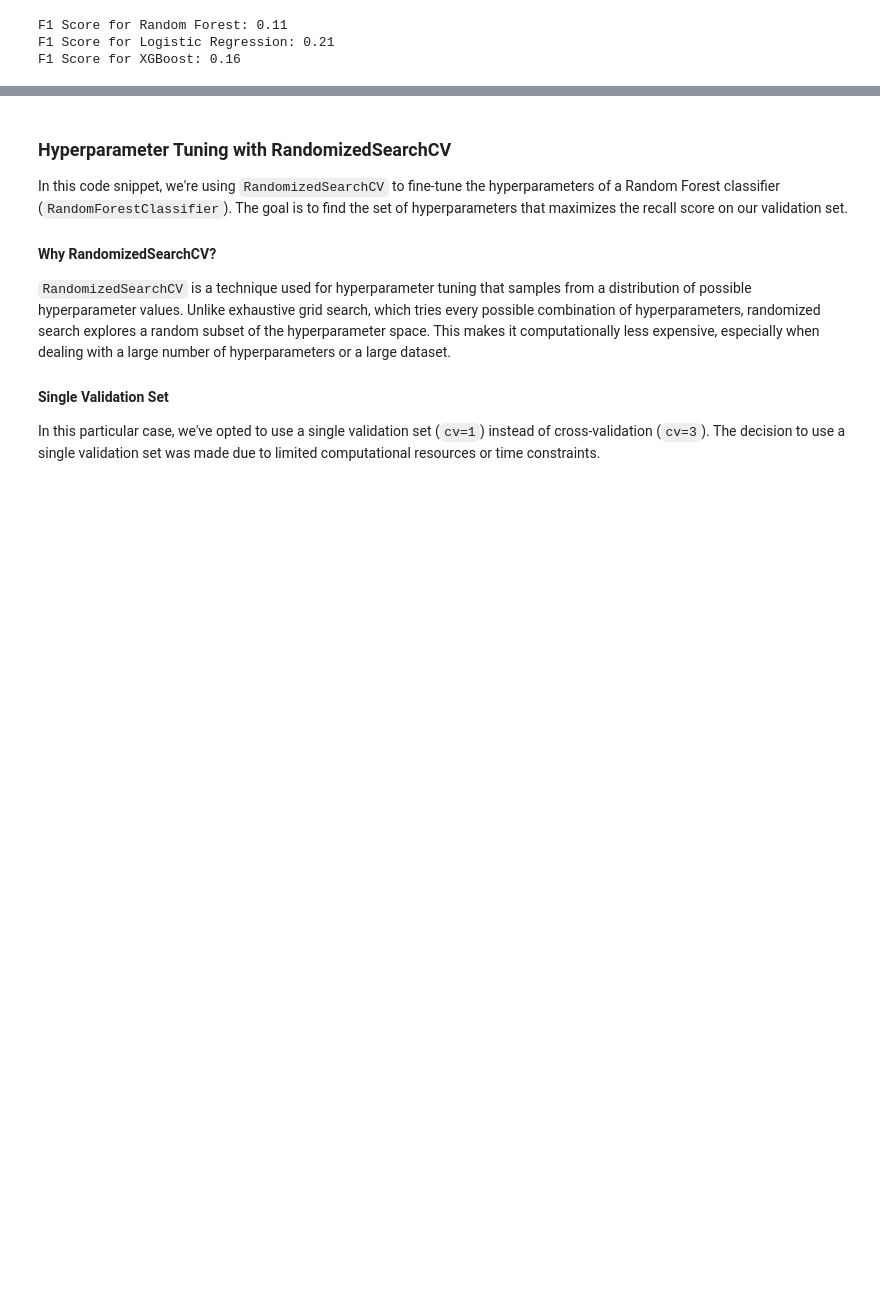
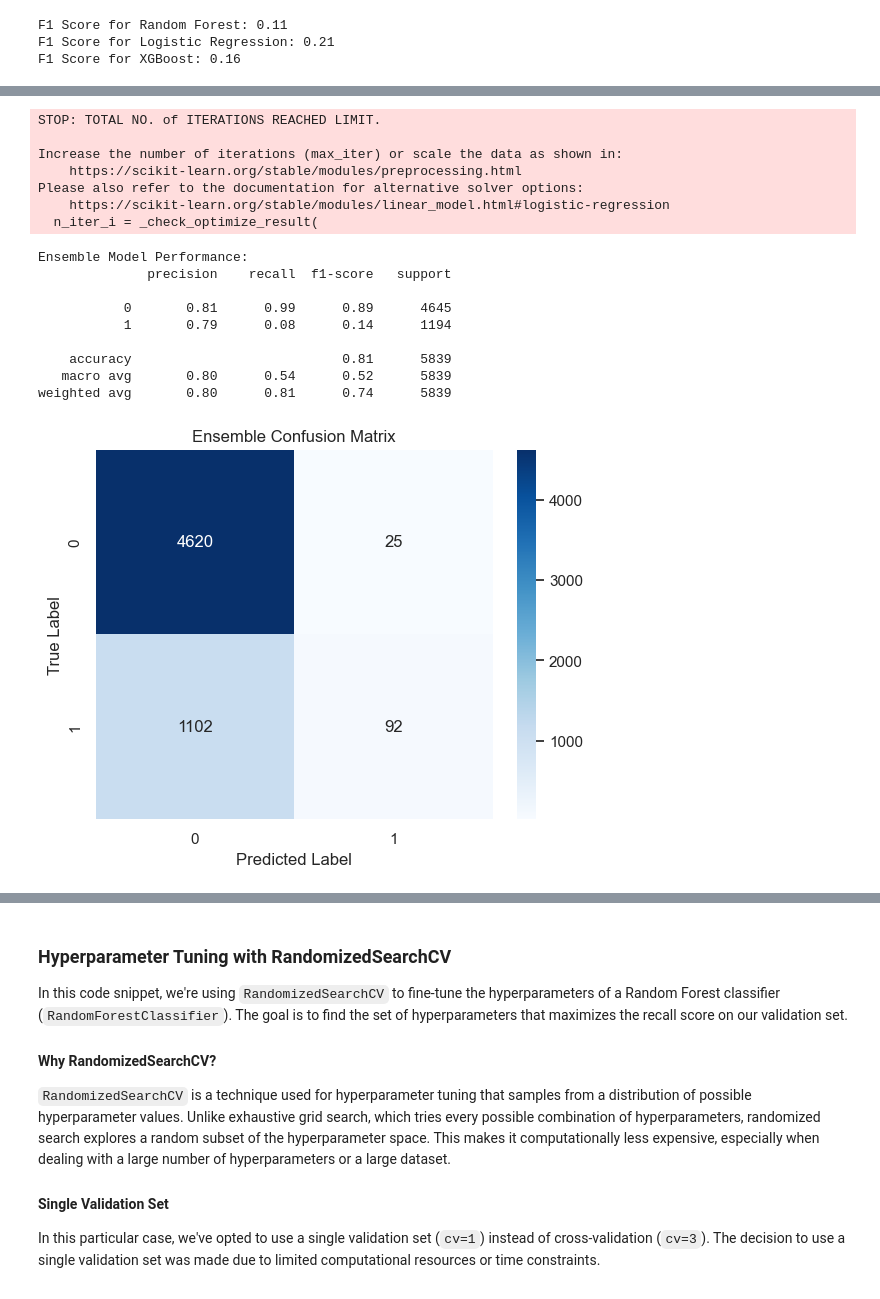
Before and after one commit to Profjay22/ML_AIRLINE, a Jupyter notebook: ID5059_PROJECT/flight_disruption_prediction.ipynb, the cells around one changed output, grey strips where cells are left out. Cells and saved outputs as stored; diff of their text form; code cells hidden in the pictures; blank space fills up the shorter version.

```diff
--- a/ID5059_PROJECT/flight_disruption_prediction.ipynb
+++ b/ID5059_PROJECT/flight_disruption_prediction.ipynb
@@ -393,0 +489,43 @@ print("Test Accuracy with Best Model:", test_score)
+# %%
+
+# Define the ensemble model with a voting scheme
+ensemble_model = VotingClassifier(estimators=[
+    ('Random Forest', random_forest),
+    ('Logistic Regression', logistic_regression),
+    ('XGBoost', xgboost_classifier)
+], voting='hard')  # Use 'hard' voting for majority rule
+
+# Train the ensemble model
+ensemble_model.fit(X_train_preprocessed, y_train)
+
+# Make predictions on the test set
+y_pred_ensemble = ensemble_model.predict(X_test_preprocessed)
+
+# Evaluate performance
+print("Ensemble Model Performance:")
+print(classification_report(y_test, y_pred_ensemble))
+
+# Plot confusion matrix for the ensemble model
+sns.heatmap(confusion_matrix(y_test, y_pred_ensemble), annot=True, cmap='Blues', fmt='g')
+plt.title('Ensemble Confusion Matrix')
+plt.xlabel('Predicted Label')
+plt.ylabel('True Label')
+plt.show()
+# %% [output]
+STOP: TOTAL NO. of ITERATIONS REACHED LIMIT.
+
+Increase the number of iterations (max_iter) or scale the data as shown in:
+    https://scikit-learn.org/stable/modules/preprocessing.html
+Please also refer to the documentation for alternative solver options:
+    https://scikit-learn.org/stable/modules/linear_model.html#logistic-regression
+  n_iter_i = _check_optimize_result(
+Ensemble Model Performance:
+              precision    recall  f1-score   support
+
+           0       0.81      0.99      0.89      4645
+           1       0.79      0.08      0.14      1194
+
+    accuracy                           0.81      5839
+   macro avg       0.80      0.54      0.52      5839
+weighted avg       0.80      0.81      0.74      5839
+[figure, added]
```
Also changed, not shown: parts of 16 cells of this notebook.
